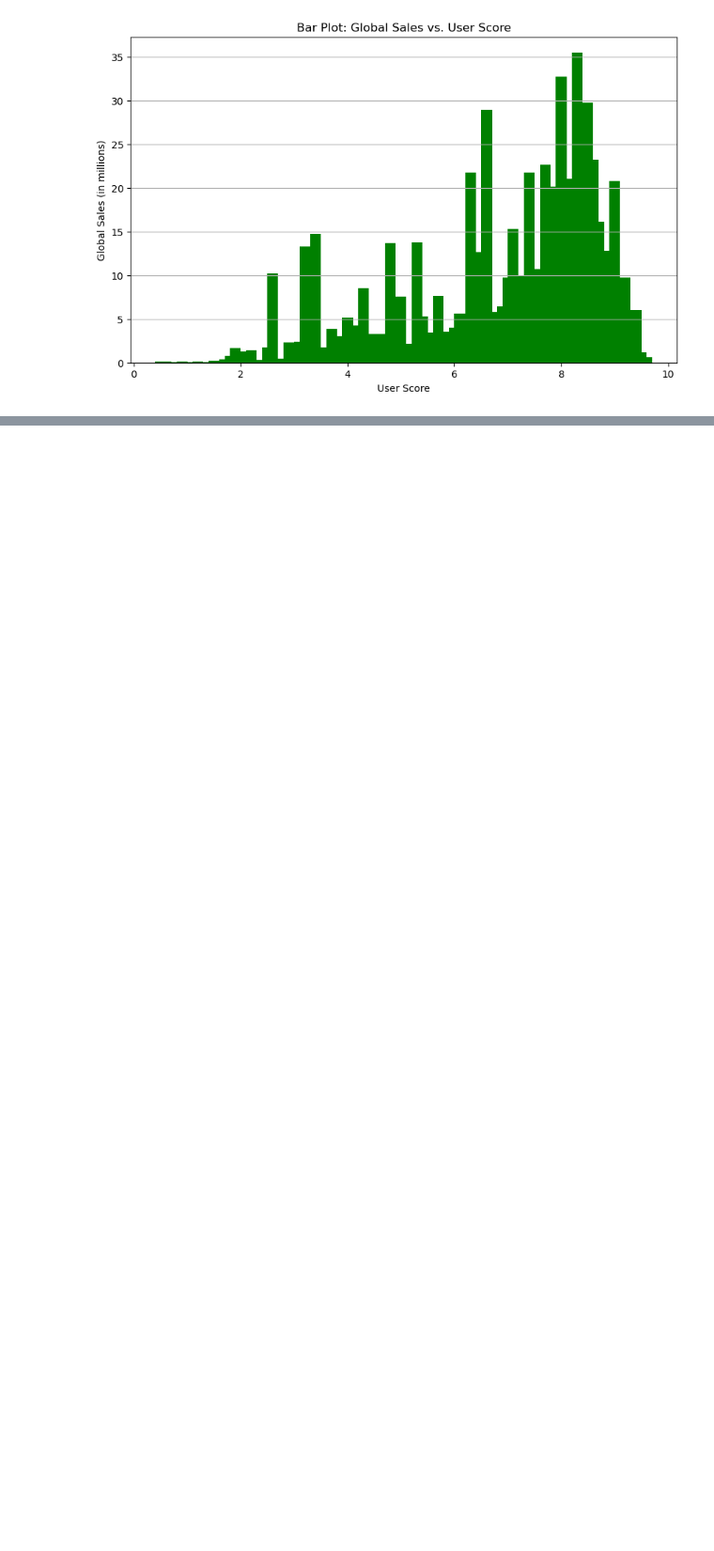
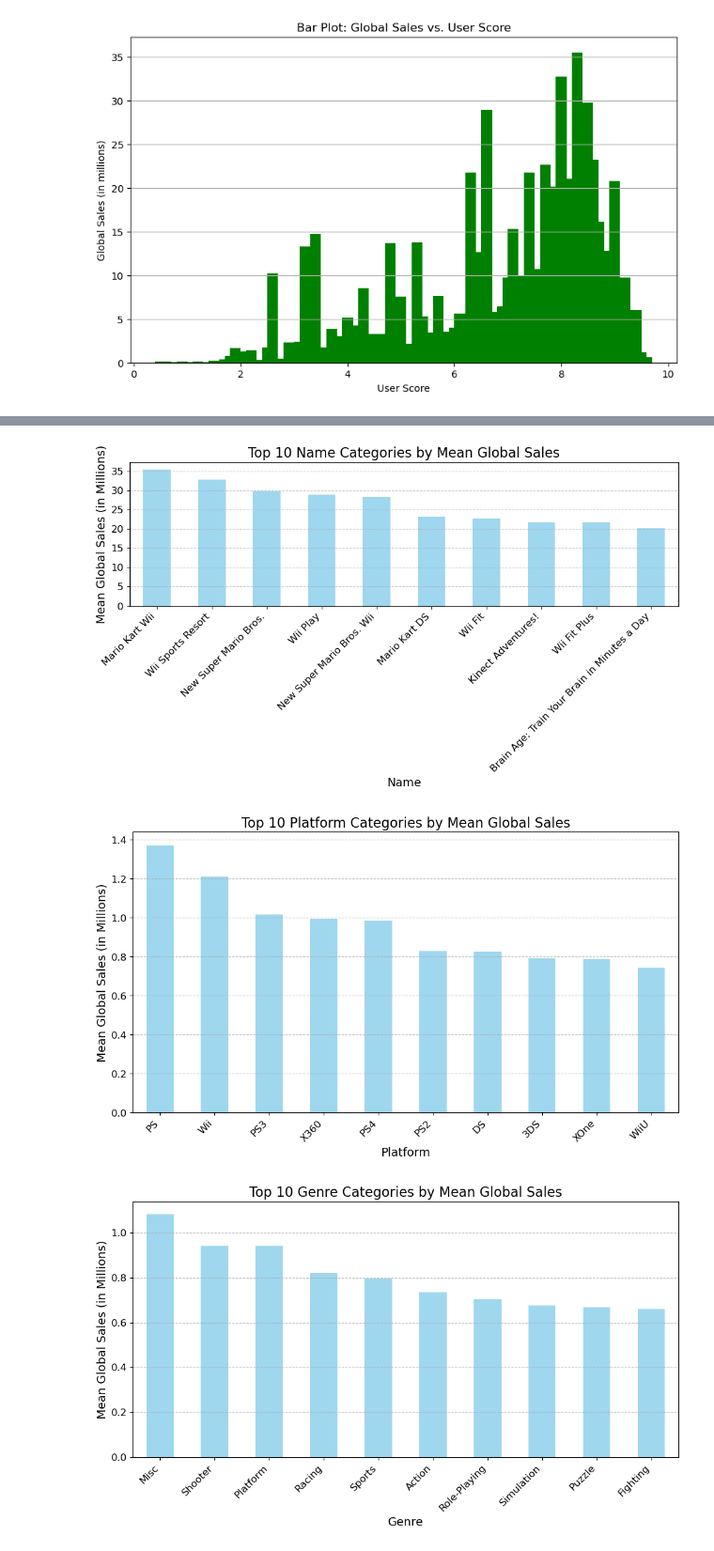
Before and after one commit to SahirHameed/Video-Game-Sales-Prediction, a Jupyter notebook: Video_Game_Sales_Prediction.ipynb, the cells around one changed output, grey strips where cells are left out. Shown at 94% size. Cells and saved outputs as stored; diff of their text form; code cells hidden in the pictures; blank space fills up the shorter version.

```diff
--- a/Video_Game_Sales_Prediction.ipynb
+++ b/Video_Game_Sales_Prediction.ipynb
@@ -262,0 +291,8 @@ plt.show()
+# %%
+# List of categorical columns
+categorical_columns = ['Name', 'Platform', 'Genre', 'Publisher', 'Developer', 'Rating']
+
+# Value counts for each categorical column
+for col in categorical_columns:
+    print(f"\nValue counts for {col}:")
+    print(df[col].value_counts())
@@ -262,0 +317,19 @@ plt.show()
+# %%
+# Visualize the impact of categorical columns on Global_Sales
+for col in categorical_columns:
+    plt.figure(figsize=(10, 6))
+    df.groupby(col)['Global_Sales'].mean().sort_values(ascending=False).head(10).plot(
+        kind='bar', color='skyblue', alpha=0.8
+    )
+    plt.title(f"Top 10 {col} Categories by Mean Global Sales", fontsize=16)
+    plt.xlabel(col, fontsize=14)
+    plt.ylabel("Mean Global Sales (in Millions)", fontsize=14)
+    plt.xticks(rotation=45, ha='right', fontsize=12)
+    plt.yticks(fontsize=12)
+    plt.grid(axis='y', linestyle='--', alpha=0.7)
+    plt.tight_layout()
+    plt.show()
+# %% [output]
+[figure, added]
+[figure, added]
+[figure, added]
```
Also changed, not shown: parts of 25 cells of this notebook.
